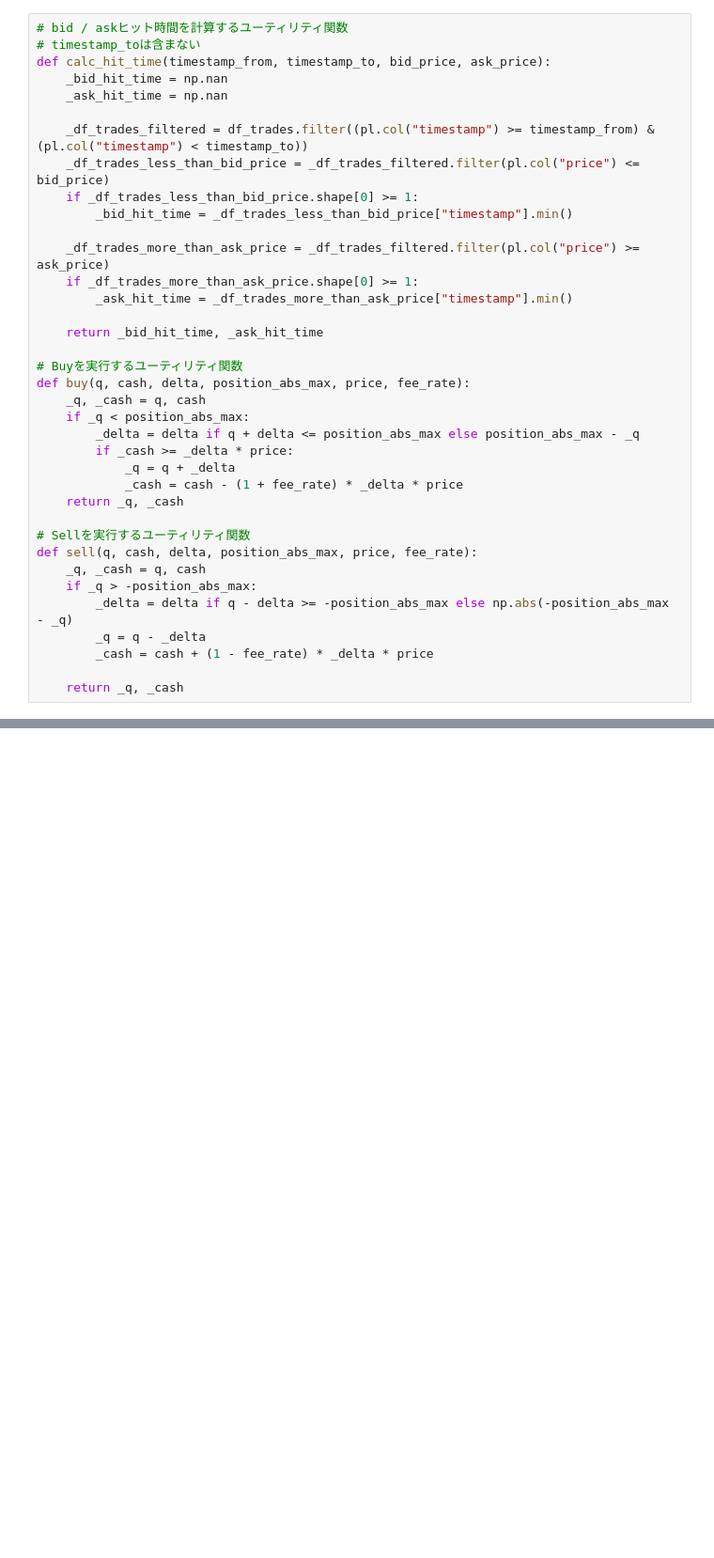
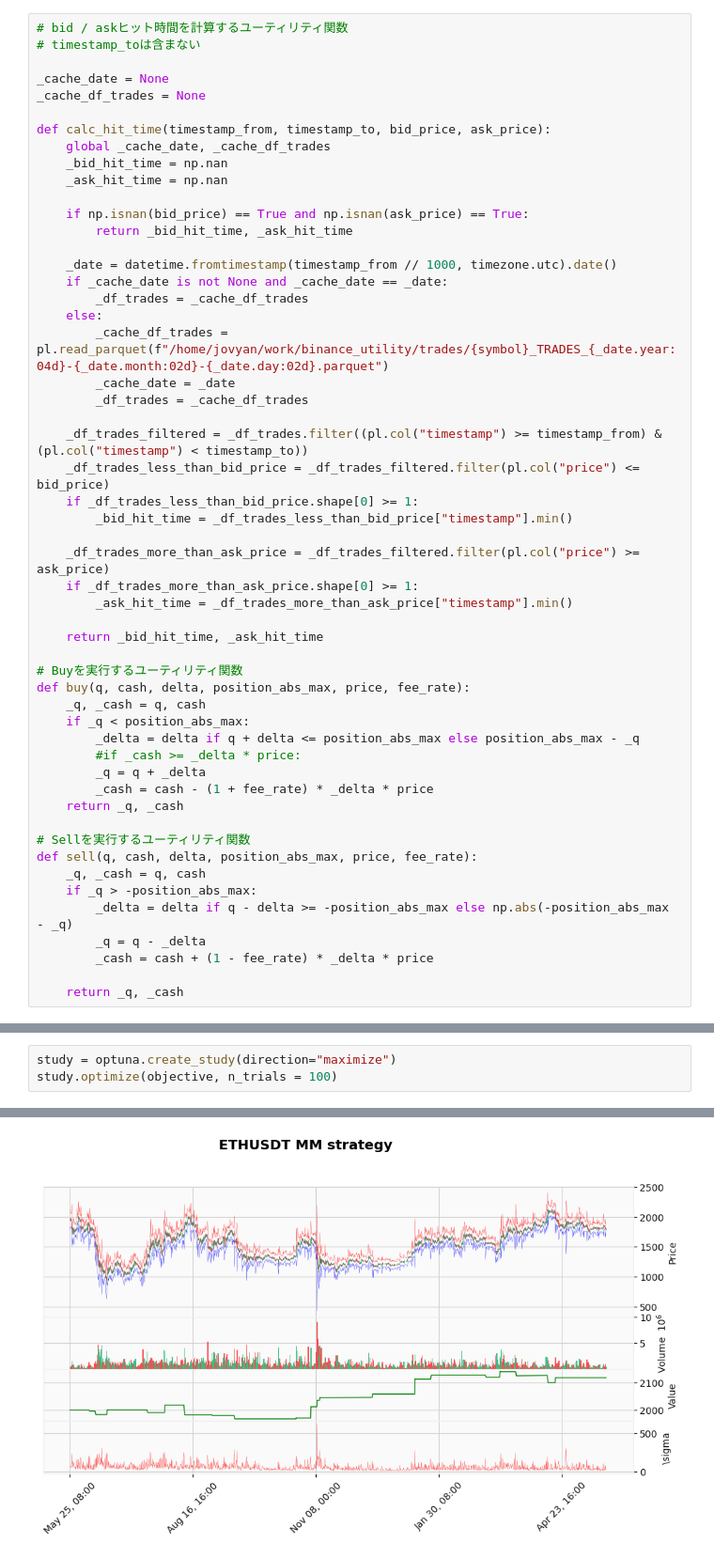
Before and after one commit to WannabeBotter/binance_utility, a Jupyter notebook: test3.ipynb, the cells around one changed output, grey strips where cells are left out. Shown at 94% size. Drawn from its saved outputs; the diff is of its cells as text; blank space fills up the shorter version.

```diff
--- a/test3.ipynb
+++ b/test3.ipynb
@@ -57,11 +137,27 @@ df_timebar = df_timebar.with_columns([((pl.col("close") - pl.col("open")) / pl.c
 # %%
 # bid / askヒット時間を計算するユーティリティ関数
 # timestamp_toは含まない
+
+_cache_date = None
+_cache_df_trades = None
+
 def calc_hit_time(timestamp_from, timestamp_to, bid_price, ask_price):
+    global _cache_date, _cache_df_trades
     _bid_hit_time = np.nan
     _ask_hit_time = np.nan
 
-    _df_trades_filtered = df_trades.filter((pl.col("timestamp") >= timestamp_from) & (pl.col("timestamp") < timestamp_to))
+    if np.isnan(bid_price) == True and np.isnan(ask_price) == True:
+        return _bid_hit_time, _ask_hit_time
+
+    _date = datetime.fromtimestamp(timestamp_from // 1000, timezone.utc).date()
+    if _cache_date is not None and _cache_date == _date:
+        _df_trades = _cache_df_trades
+    else:
+        _cache_df_trades = pl.read_parquet(f"/home/jovyan/work/binance_utility/trades/{symbol}_TRADES_{_date.year:04d}-{_date.month:02d}-{_date.day:02d}.parquet")
+        _cache_date = _date
+        _df_trades = _cache_df_trades
+
+    _df_trades_filtered = _df_trades.filter((pl.col("timestamp") >= timestamp_from) & (pl.col("timestamp") < timestamp_to))
     _df_trades_less_than_bid_price = _df_trades_filtered.filter(pl.col("price") <= bid_price)
     if _df_trades_less_than_bid_price.shape[0] >= 1:
         _bid_hit_time = _df_trades_less_than_bid_price["timestamp"].min()
@@ -77,9 +173,9 @@ def buy(q, cash, delta, position_abs_max, price, fee_rate):
     _q, _cash = q, cash
     if _q < position_abs_max:
         _delta = delta if q + delta <= position_abs_max else position_abs_max - _q
-        if _cash >= _delta * price:
-            _q = q + _delta
-            _cash = cash - (1 + fee_rate) * _delta * price
+        #if _cash >= _delta * price:
+        _q = q + _delta
+        _cash = cash - (1 + fee_rate) * _delta * price
     return _q, _cash
 
 # Sellを実行するユーティリティ関数
@@ -245,0 +338,4 @@ mpf.plot(df_timebar_pd_filtered, type="candle", title=f"{symbol} MM strategy", y
+# %%
+study = optuna.create_study(direction="maximize")
+study.optimize(objective, n_trials = 100)
+# %% [output]
@@ -245,0 +344 @@ mpf.plot(df_timebar_pd_filtered, type="candle", title=f"{symbol} MM strategy", y
+[figure, added]
```
Also changed, not shown: parts of 9 cells of this notebook.
